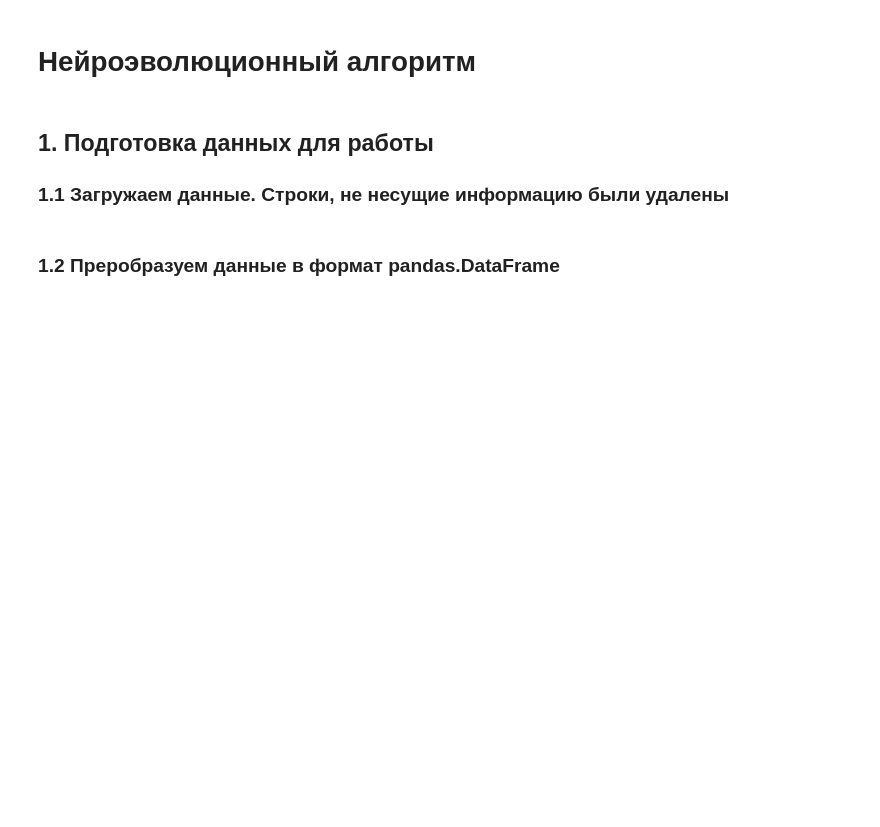
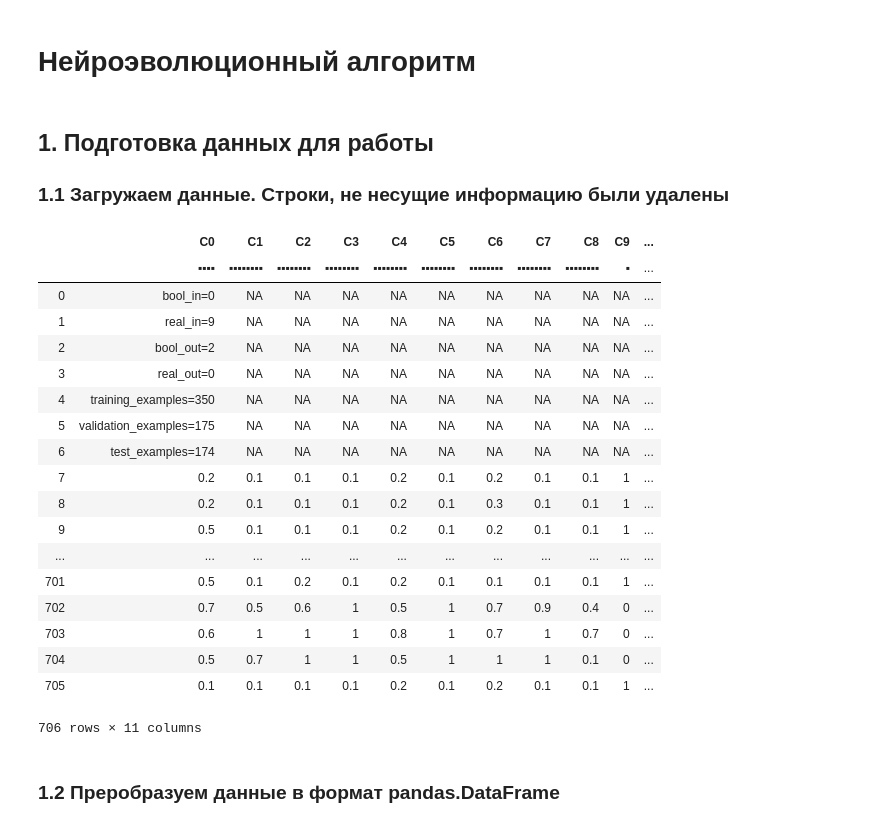
Before and after one commit to Say1ts/neuraevolution_algorithm, a Jupyter notebook: main.ipynb, the cells around one changed output. Drawn from its saved outputs; the diff is of its cells as text; code cells hidden in the pictures; blank space fills up the shorter version.

```diff
--- a/main.ipynb
+++ b/main.ipynb
@@ -7,4 +7,24 @@
 # %%
 import datatable as dt
 data = dt.fread('cancer1.dt')
-del data[0:7,:]
+data
+# %% [output]
+|  | C0 | C1 | C2 | C3 | C4 | C5 | C6 | C7 | C8 | C9 | ... |
+|  | ▪▪▪▪ | ▪▪▪▪▪▪▪▪ | ▪▪▪▪▪▪▪▪ | ▪▪▪▪▪▪▪▪ | ▪▪▪▪▪▪▪▪ | ▪▪▪▪▪▪▪▪ | ▪▪▪▪▪▪▪▪ | ▪▪▪▪▪▪▪▪ | ▪▪▪▪▪▪▪▪ | ▪ | ... |
+| 0 | bool_in=0 | NA | NA | NA | NA | NA | NA | NA | NA | NA | ... |
+| 1 | real_in=9 | NA | NA | NA | NA | NA | NA | NA | NA | NA | ... |
+| 2 | bool_out=2 | NA | NA | NA | NA | NA | NA | NA | NA | NA | ... |
+| 3 | real_out=0 | NA | NA | NA | NA | NA | NA | NA | NA | NA | ... |
+| 4 | training_examples=350 | NA | NA | NA | NA | NA | NA | NA | NA | NA | ... |
+| 5 | validation_examples=175 | NA | NA | NA | NA | NA | NA | NA | NA | NA | ... |
+| 6 | test_examples=174 | NA | NA | NA | NA | NA | NA | NA | NA | NA | ... |
+| 7 | 0.2 | 0.1 | 0.1 | 0.1 | 0.2 | 0.1 | 0.2 | 0.1 | 0.1 | 1 | ... |
+| 8 | 0.2 | 0.1 | 0.1 | 0.1 | 0.2 | 0.1 | 0.3 | 0.1 | 0.1 | 1 | ... |
+| 9 | 0.5 | 0.1 | 0.1 | 0.1 | 0.2 | 0.1 | 0.2 | 0.1 | 0.1 | 1 | ... |
+| ... | ... | ... | ... | ... | ... | ... | ... | ... | ... | ... | ... |
+| 701 | 0.5 | 0.1 | 0.2 | 0.1 | 0.2 | 0.1 | 0.1 | 0.1 | 0.1 | 1 | ... |
+| 702 | 0.7 | 0.5 | 0.6 | 1 | 0.5 | 1 | 0.7 | 0.9 | 0.4 | 0 | ... |
+| 703 | 0.6 | 1 | 1 | 1 | 0.8 | 1 | 0.7 | 1 | 0.7 | 0 | ... |
+| 704 | 0.5 | 0.7 | 1 | 1 | 0.5 | 1 | 1 | 1 | 0.1 | 0 | ... |
+| 705 | 0.1 | 0.1 | 0.1 | 0.1 | 0.2 | 0.1 | 0.2 | 0.1 | 0.1 | 1 | ... |
+706 rows × 11 columns
```
Also changed, not shown: parts of 7 cells of this notebook, 1 other file.
